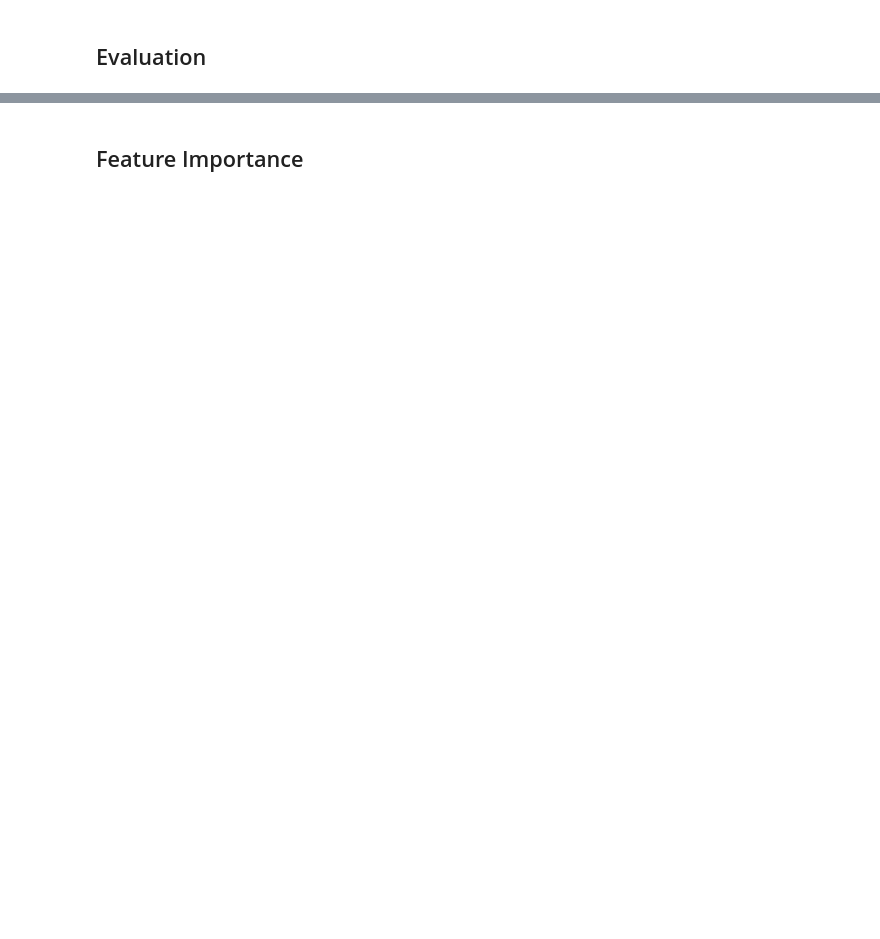
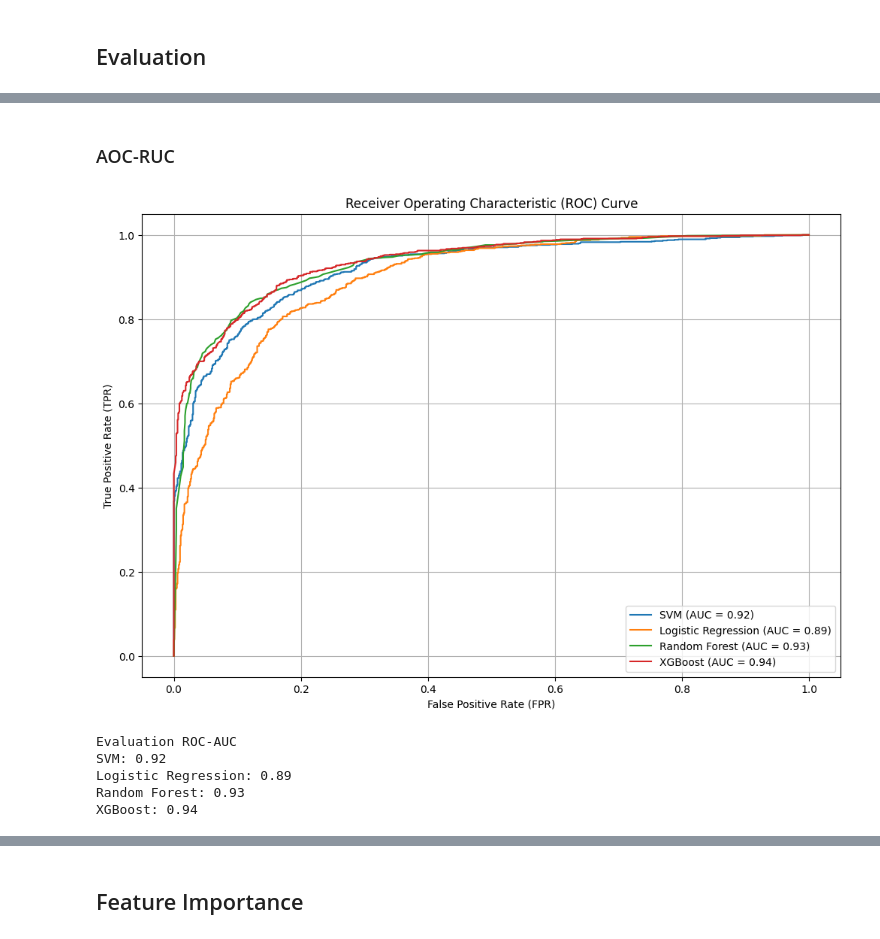
Before and after one commit to AcilRestu12/telco-customer-churn, a Jupyter notebook: code/Main.ipynb, the cells around one changed output, grey strips where cells are left out. Cells and saved outputs as stored; diff of their text form; code cells hidden in the pictures; blank space fills up the shorter version.

```diff
--- a/code/Main.ipynb
+++ b/code/Main.ipynb
@@ -407,2 +617,17 @@ Berdasarkan hasil Chi-square test tersebut, dapat diambil beberapa insight yakni
 # %% [markdown]
 ## Modeling
+# %%
+# Inisialisasi model
+models = {
+    "SVM": SVC(probability=True),
+    "Logistic Regression": LogisticRegression(),
+    "Random Forest": RandomForestClassifier(random_state=42),
+    "XGBoost": GradientBoostingClassifier(random_state=42)
+}
+# %%
+# Train model
+model_results = {}
+for name, model in models.items():
+    model.fit(x_train, y_train)
+    y_pred = model.predict(x_test)
+    model_results[name] = y_pred
@@ -410,0 +647,6 @@ Berdasarkan hasil Chi-square test tersebut, dapat diambil beberapa insight yakni
+# %%
+for name, y_pred in model_results.items():
+    print(f"Classification report {name}:")
+    print(classification_report(y_test, y_pred))
+    # print(f"ROC-AUC: {roc_auc_score(y_test, models[name].predict_proba(x_test)[:, 1]):.2f}\n")
+    print()
@@ -410,0 +689,42 @@ Berdasarkan hasil Chi-square test tersebut, dapat diambil beberapa insight yakni
+# %% [markdown]
+### AOC-RUC
+# %%
+# Inisialisasi plot
+plt.figure(figsize=(12, 8))
+
+# Evaluation menggunakan AUC-ROC
+for name, model in models.items():
+    # Menghitung ROC curve dan AUC
+    y_prob = model.predict_proba(x_test)[:, 1]  # Estimasi probabilitas untuk kelas positif
+    fpr, tpr, thresholds = roc_curve(y_test, y_prob)
+    roc_auc = auc(fpr, tpr)
+
+    # Plot ROC curve
+    plt.plot(fpr, tpr, label=f'{name} (AUC = {roc_auc:.2f})')
+
+# Plot diagonal line (random classifier)
+# plt.plot([0, 1], [0, 1], color='gray', linestyle='--', label="Random Classifier (AUC = 0.5)")
+
+# Menambahkan labels and title
+plt.title('Receiver Operating Characteristic (ROC) Curve')
+plt.xlabel('False Positive Rate (FPR)')
+plt.ylabel('True Positive Rate (TPR)')
+plt.legend(loc='lower right')
+plt.grid(True)
+plt.show()
+# %% [output]
+[figure, added]
+# %%
+# Print ROC-AUC score untuk setiap model
+print('Evaluation ROC-AUC')
+for name, model in models.items():
+    y_prob = model.predict_proba(x_test)[:, 1]  # Probability estimates for the positive class
+    fpr, tpr, thresholds = roc_curve(y_test, y_prob)
+    roc_auc = auc(fpr, tpr)
+    print(f'{name}: {roc_auc:.2f}')
+# %% [output]
+Evaluation ROC-AUC
+SVM: 0.92
+Logistic Regression: 0.89
+Random Forest: 0.93
+XGBoost: 0.94
```
Also changed, not shown: parts of 55 cells of this notebook.
